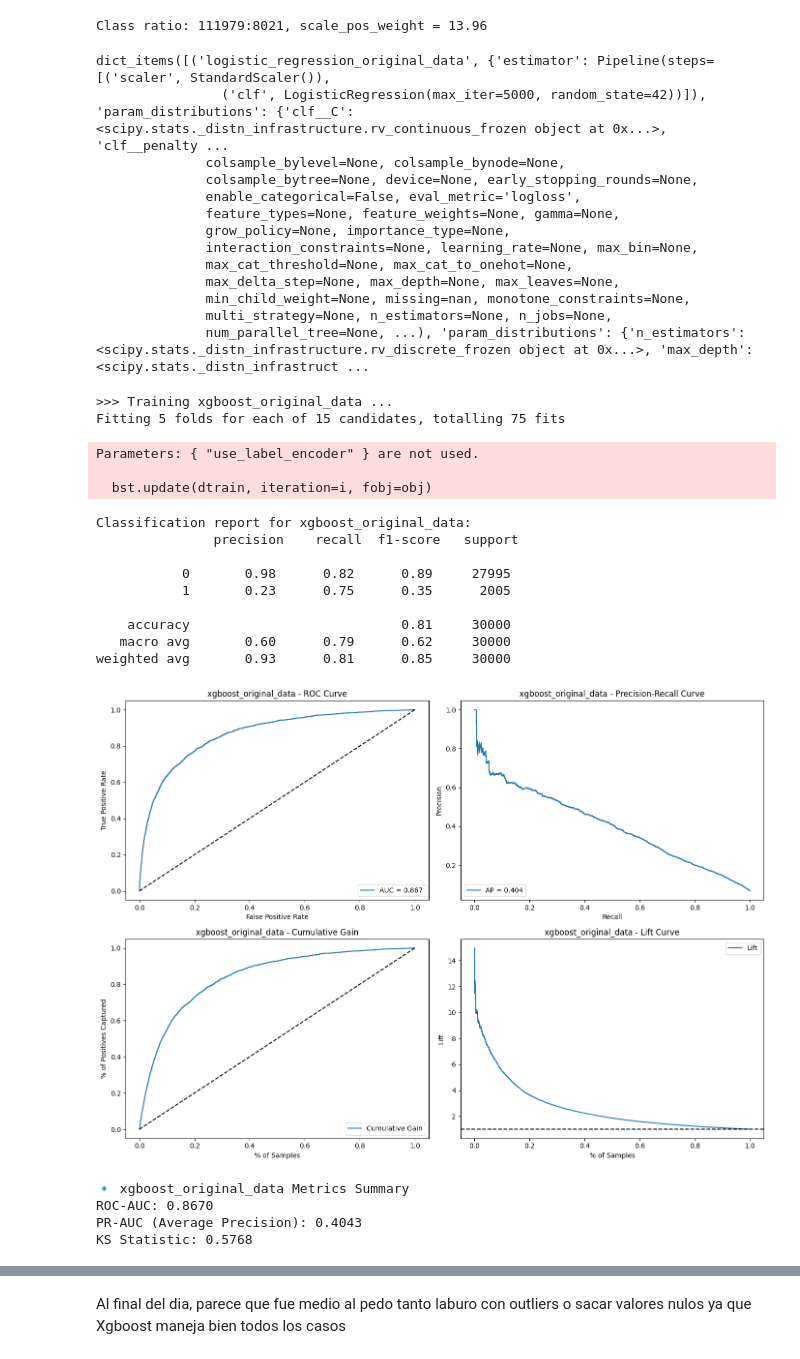
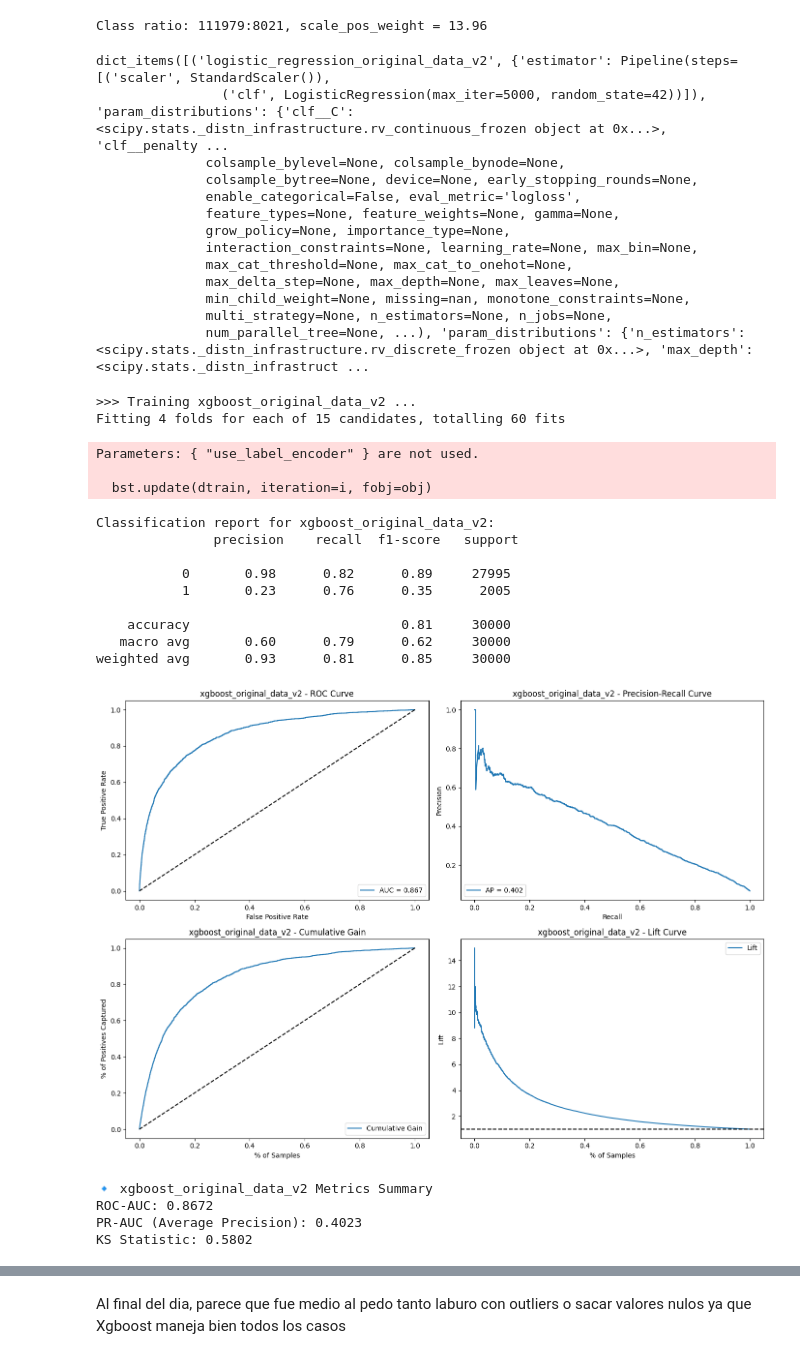
Before and after one commit to IvanLewkowicz/Credit-Risk-Prediction, a Jupyter notebook: notebooks/1-IL-initial-exploration.ipynb, the cells around one changed output, grey strips where cells are left out. Drawn from its saved outputs; the diff is of its cells as text; code cells hidden in the pictures.

```diff
--- a/notebooks/1-IL-initial-exploration.ipynb
+++ b/notebooks/1-IL-initial-exploration.ipynb
@@ -541,6 +541,7 @@ def generate_train_test_report(name,config,X_train,X_test,y_train,y_test,cv):
     plot_model_diagnostics(y_test, y_prob, model_name=name)
 
     results.append(metrics)
+    return best_model
 # %%
 results = []
 # %% [markdown]
@@ -868,19 +869,19 @@ scoreboard
 Vemos que al final del dia el mejor modelo fue xgboost con el dataset completo, esto no me sorprende ya que xgboost bien tuneado es muy muy robusto. Como ultima prueba vamos a probar Xgboost con el dataset original, donde teniamos valores faltantes y ver si es capaz de seguir rindiendo bien
 # %%
 df_train = pd.read_csv("../data/raw/cs-training.csv")
-X = df_train.drop('SeriousDlqin2yrs',axis = 1)
+X = df_train.drop(['SeriousDlqin2yrs','Unnamed: 0'],axis = 1)
 y = df_train['SeriousDlqin2yrs']
 # %%
 X_train, X_test, y_train, y_test = get_train_test(X,y)
 # %%
-sufix = 'original_data'
+sufix = 'original_data_v2'
 models = get_models(sufix,y_train)
 # %% [output]
 Class ratio: 111979:8021, scale_pos_weight = 13.96
 # %%
 models.items()
 # %% [output]
-dict_items([('logistic_regression_original_data', {'estimator': Pipeline(steps=[('scaler', StandardScaler()),
+dict_items([('logistic_regression_original_data_v2', {'estimator': Pipeline(steps=[('scaler', StandardScaler()),
                 ('clf', LogisticRegression(max_iter=5000, random_state=42))]), 'param_distributions': {'clf__C': <scipy.stats._distn_infrastructure.rv_continuous_frozen object at 0x...>, 'clf__penalty ...
               colsample_bylevel=None, colsample_bynode=None,
               colsample_bytree=None, device=None, early_stopping_rounds=None,
@@ -898,29 +897,29 @@ models[]
 # %%
-cv = StratifiedKFold(n_splits=5, shuffle=True, random_state=42)
+cv = StratifiedKFold(n_splits=4, shuffle=True, random_state=42)
 for name, config in models.items():
-    if name =='logistic_regression_original_data':
+    if name =='logistic_regression_original_data_v2':
         continue
-    generate_train_test_report(name,config,X_train, X_test, y_train, y_test,cv)
+    best_model = generate_train_test_report(name,config,X_train, X_test, y_train, y_test,cv)
 # %% [output]
->>> Training xgboost_original_data ...
-Fitting 5 folds for each of 15 candidates, totalling 75 fits
+>>> Training xgboost_original_data_v2 ...
+Fitting 4 folds for each of 15 candidates, totalling 60 fits
 Parameters: { "use_label_encoder" } are not used.
 
   bst.update(dtrain, iteration=i, fobj=obj)
-Classification report for xgboost_original_data:
+Classification report for xgboost_original_data_v2:
                precision    recall  f1-score   support
 
            0       0.98      0.82      0.89     27995
-           1       0.23      0.75      0.35      2005
+           1       0.23      0.76      0.35      2005
 
     accuracy                           0.81     30000
    macro avg       0.60      0.79      0.62     30000
 weighted avg       0.93      0.81      0.85     30000
-[figure, old version]
+[figure, new version]
-🔹 xgboost_original_data Metrics Summary
-ROC-AUC: 0.8670
-PR-AUC (Average Precision): 0.4043
-KS Statistic: 0.5768
+🔹 xgboost_original_data_v2 Metrics Summary
+ROC-AUC: 0.8672
+PR-AUC (Average Precision): 0.4023
+KS Statistic: 0.5802
 # %%
 scoreboard = pd.DataFrame(results).sort_values(by='pr_auc', ascending=False)
 print("\n=== Model Comparison ===")
```
Also changed, not shown: parts of 4 cells of this notebook, 1 other file.
